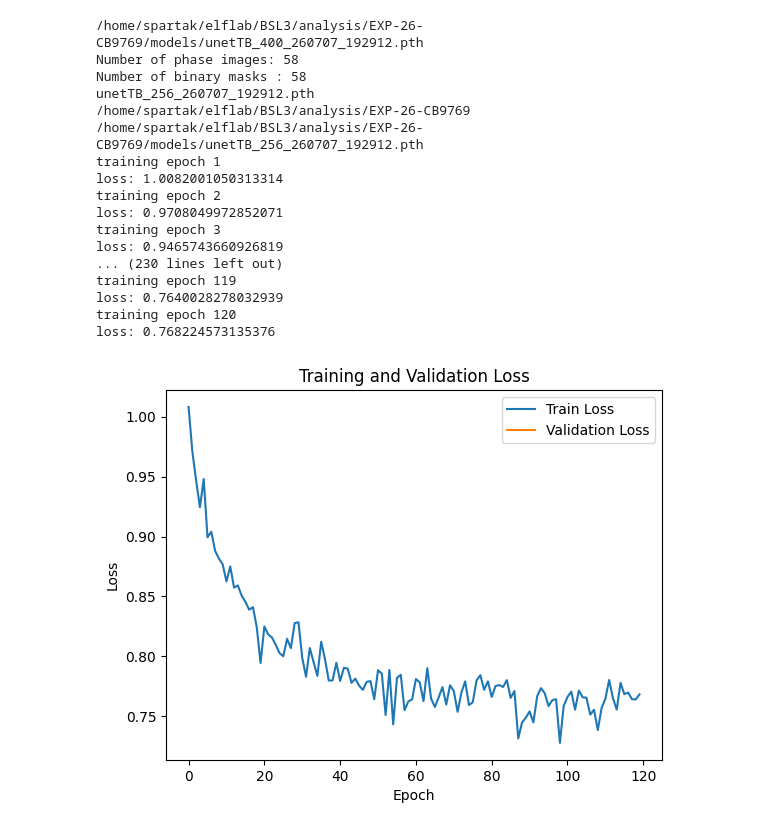
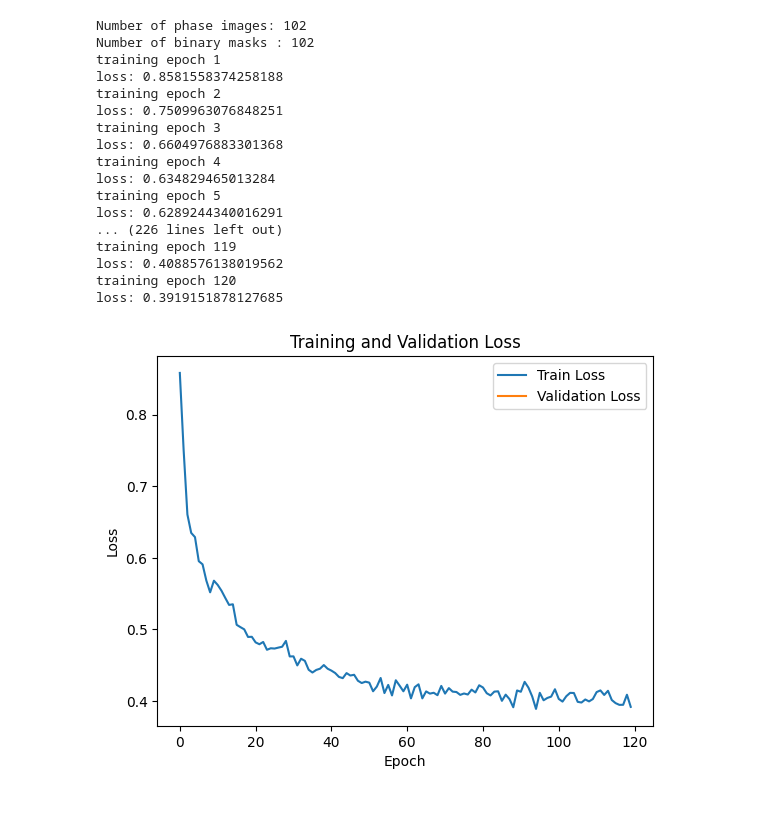
Before and after one commit to mehomat/UNet_TB, a Jupyter notebook: notebooks/TrainS2ChipSegmentation.ipynb, the cells around one changed output. Cells and saved outputs as stored; diff of their text form; code cells hidden in the pictures.

Commit message:
Switched to AdamW, changed Gaussian noise range.

```diff
--- a/notebooks/TrainS2ChipSegmentation.ipynb
+++ b/notebooks/TrainS2ChipSegmentation.ipynb
@@ -39,11 +40,12 @@ from main import train_net
 # Set training parameters
 train_dirs =[
                 #('/home/spartak/elflab/BSL3/analysis/EXP-26-CB9767/KI_data_traps_cropped', ''),
+                ('/home/spartak/elflab/BSL3/analysis/EXP-26-CB9769/EXP-26-CF5403/chip_masks', ''),
                 ('/home/spartak/elflab/BSL3/analysis/EXP-26-CB9769/EXP-26-CF5404/chip_masks', ''),
                 ]
 save_dir = '/home/spartak/elflab/BSL3/analysis/EXP-26-CB9769'
-net_size = 400
-crop_window = 400
+net_size = 512
+crop_window = 512
 normalize = custom_normalize99
 num_epochs = 120
 
@@ -51,42 +53,38 @@ num_epochs = 120
 training_transform = A.Compose(
     [
         #A.RandomRotate90(p=1),
-        #A.RandomCrop(crop_window, crop_window, p=1),
-        CellAwareCrop(p=1,crop_size=crop_window, min_cell_fraction=0.05, max_attempts=20),
-        A.GridDistortion(p=0.4),
+        A.RandomCrop(crop_window, crop_window, p=1),
+        #CellAwareCrop(p=1,crop_size=crop_window, min_cell_fraction=0.05, max_attempts=20),
+        #A.GridDistortion(p=0.4),
         #A.ElasticTransform(p=0.4, alpha=50, sigma=20),
         A.Affine(p=0.8, translate_percent=(-0.2, 0.2), scale=(0.75, 1.25), rotate=(-5, 5)),
         A.GaussianBlur(p=0.6, blur_limit=0, sigma_limit=(0.1, 2.0)),
-        A.Lambda(name='gauss-noise', image=custom_gauss_noise, p=0.5),
-        A.GridDropout(p=0.3, ratio=0.3, random_offset=True),
+        #A.GaussNoise(std_range=(2/255, 20/255), mean_range=(0, 0), p=0.5),
+        #A.Lambda(name='gauss-noise', image=custom_gauss_noise, p=0.5),
+        #A.GridDropout(p=0.3, ratio=0.3, random_offset=True),
         A.Lambda(name='normalize', image=normalize, p=1.0),
         A.Lambda(name='to_tensor', image=custom_to_tensor, mask=custom_to_tensor, p=1.0)
     ]
     )
-
-ts = time.time()
-ts = datetime.datetime.fromtimestamp(ts).strftime('%y%m%d_%H%M%S')
-net_name = f'unetTB_{net_size}_'+ts+'.pth'
-print(save_dir + "/models/" + net_name)
-
-
-train_net(train_dirs,save_dir, net_size=256, training_transform=training_transform, num_epochs=num_epochs, normalize=normalize)
-# %% [output]
-/home/spartak/elflab/BSL3/analysis/EXP-26-CB9769/models/unetTB_400_260707_192912.pth
-Number of phase images: 58
-Number of binary masks : 58
-unetTB_256_260707_192912.pth
-/home/spartak/elflab/BSL3/analysis/EXP-26-CB9769
-/home/spartak/elflab/BSL3/analysis/EXP-26-CB9769/models/unetTB_256_260707_192912.pth
-training epoch 1
-loss: 1.0082001050313314
-training epoch 2
-loss: 0.9708049972852071
-training epoch 3
-loss: 0.9465743660926819
-... (230 lines left out)
-training epoch 119
-loss: 0.7640028278032939
-training epoch 120
-loss: 0.768224573135376
-[figure, removed]
+# %%
+# Run training
+train_net(train_dirs,save_dir, net_size=512, training_transform=training_transform, num_epochs=num_epochs, normalize=normalize)
+# %% [output]
+Number of phase images: 102
+Number of binary masks : 102
+training epoch 1
+loss: 0.8581558374258188
+training epoch 2
+loss: 0.7509963076848251
+training epoch 3
+loss: 0.6604976883301368
+training epoch 4
+loss: 0.634829465013284
+training epoch 5
+loss: 0.6289244340016291
+... (226 lines left out)
+training epoch 119
+loss: 0.4088576138019562
+training epoch 120
+loss: 0.3919151878127685
+[figure, added]
```
Also changed, not shown: parts of 6 cells of this notebook, 3 other files.
